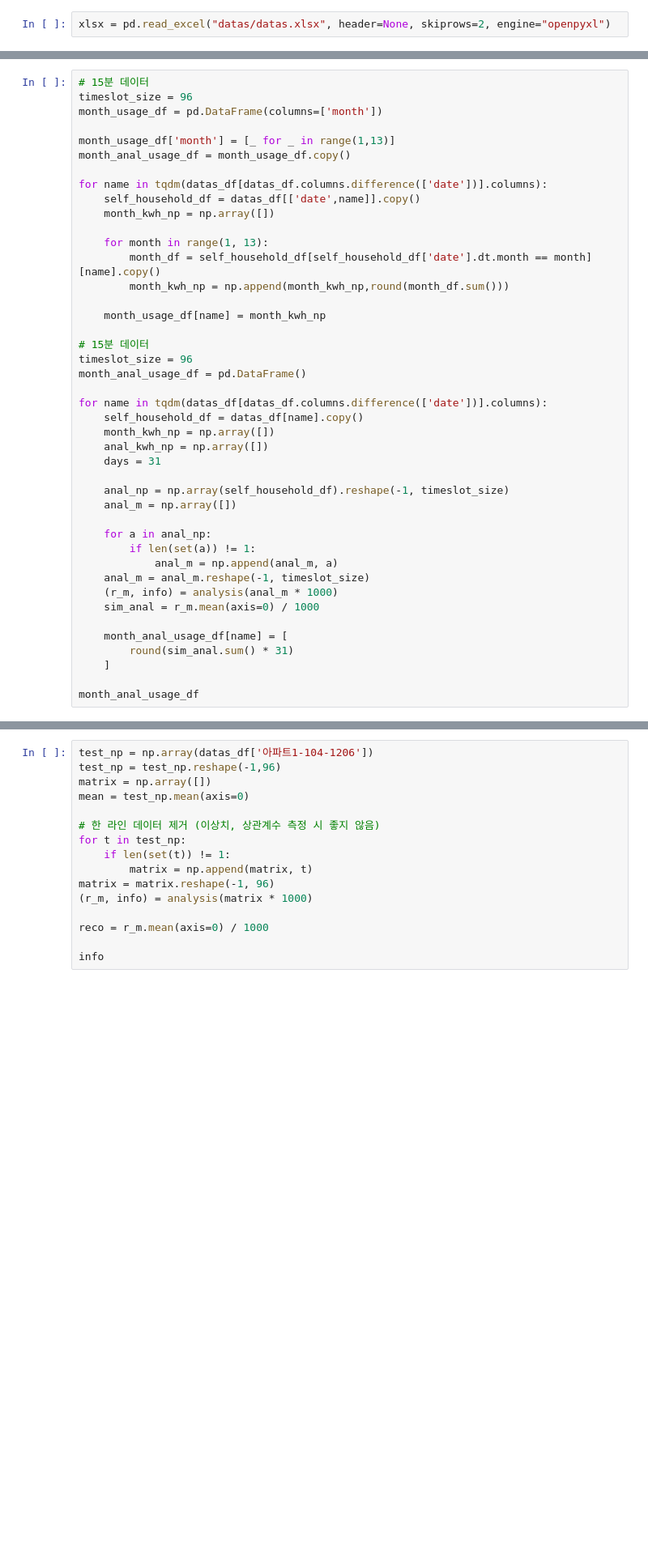
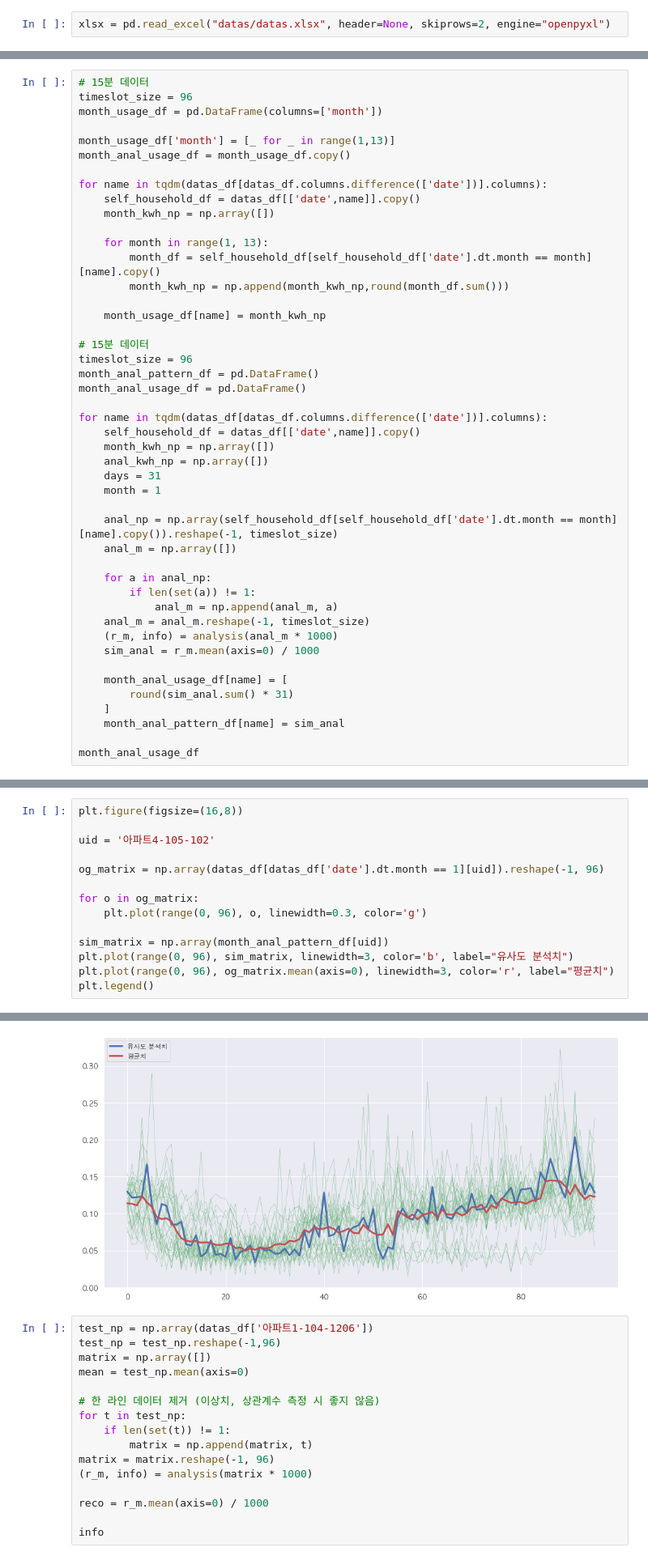
Before and after one commit to formegusto/contract-recommendation-system, a Jupyter notebook: pre-research/kepco-calc/recommend system prototype.ipynb, the cells around one changed output, grey strips where cells are left out. Shown: that part at 81% size. Drawn from its saved outputs; the diff is of its cells as text; blank space fills up the shorter version.

```diff
--- a/pre-research/kepco-calc/recommend system prototype.ipynb
+++ b/pre-research/kepco-calc/recommend system prototype.ipynb
@@ -706,15 +734,17 @@ for name in tqdm(datas_df[datas_df.columns.difference(['date'])].columns):
 
 # 15분 데이터
 timeslot_size = 96
+month_anal_pattern_df = pd.DataFrame()
 month_anal_usage_df = pd.DataFrame()
 
 for name in tqdm(datas_df[datas_df.columns.difference(['date'])].columns):
-    self_household_df = datas_df[name].copy()
+    self_household_df = datas_df[['date',name]].copy()
     month_kwh_np = np.array([])
     anal_kwh_np = np.array([])
     days = 31
+    month = 1
 
-    anal_np = np.array(self_household_df).reshape(-1, timeslot_size)
+    anal_np = np.array(self_household_df[self_household_df['date'].dt.month == month][name].copy()).reshape(-1, timeslot_size)
     anal_m = np.array([])
 
     for a in anal_np:
@@ -727,6 +757,7 @@ for name in tqdm(datas_df[datas_df.columns.difference(['date'])].columns):
     month_anal_usage_df[name] = [
         round(sim_anal.sum() * 31)
     ]
+    month_anal_pattern_df[name] = sim_anal
 
 month_anal_usage_df
 # %% [output]
@@ -733,0 +798,15 @@ KeyboardInterrupt:
+# %%
+plt.figure(figsize=(16,8))
+
+uid = '아파트4-105-102'
+
+og_matrix = np.array(datas_df[datas_df['date'].dt.month == 1][uid]).reshape(-1, 96)
+
+for o in og_matrix:
+    plt.plot(range(0, 96), o, linewidth=0.3, color='g')
+
+sim_matrix = np.array(month_anal_pattern_df[uid])
+plt.plot(range(0, 96), sim_matrix, linewidth=3, color='b', label="유사도 분석치")
+plt.plot(range(0, 96), og_matrix.mean(axis=0), linewidth=3, color='r', label="평균치")
+plt.legend()
+# %% [output]
@@ -734,3 +814,4 @@ KeyboardInterrupt:
+[figure, added]
 # %%
 test_np = np.array(datas_df['아파트1-104-1206'])
 test_np = test_np.reshape(-1,96)
```
Also changed, not shown: parts of 17 cells of this notebook, 2 other files.
